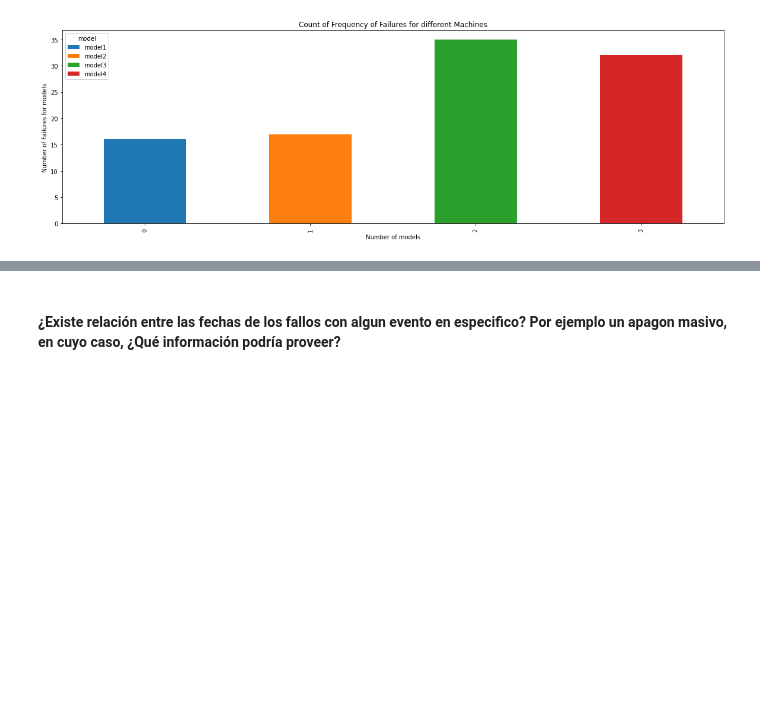
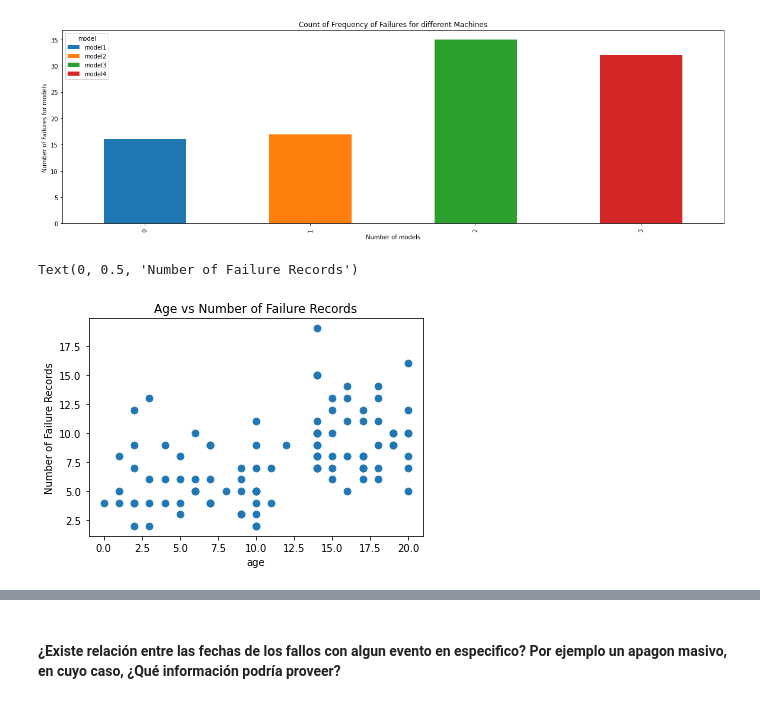
Before and after one commit to Brami01/TIC_Project_PM, a Jupyter notebook: main.ipynb, the cells around one changed output, grey strips where cells are left out. Cells and saved outputs as stored; diff of their text form; code cells hidden in the pictures; blank space fills up the shorter version.

Commit message:
First question and some graphics

```diff
--- a/main.ipynb
+++ b/main.ipynb
@@ -241,3 +241,14 @@ plt.xlabel("Number of models")
 plt.ylabel("Number of Failures for models");
 # %% [output]
 [figure]
+# %%
+N = 50
+colors = np.random.rand(N)
+
+plt.scatter(machine_failures['age'], machine_failures['num_failure'], s=45)
+plt.title('Age vs Number of Failure Records')
+plt.xlabel('age')
+plt.ylabel('Number of Failure Records')
+# %% [output]
+Text(0, 0.5, 'Number of Failure Records')
+[figure, added]
```
Also changed, not shown: parts of 3 cells of this notebook.
